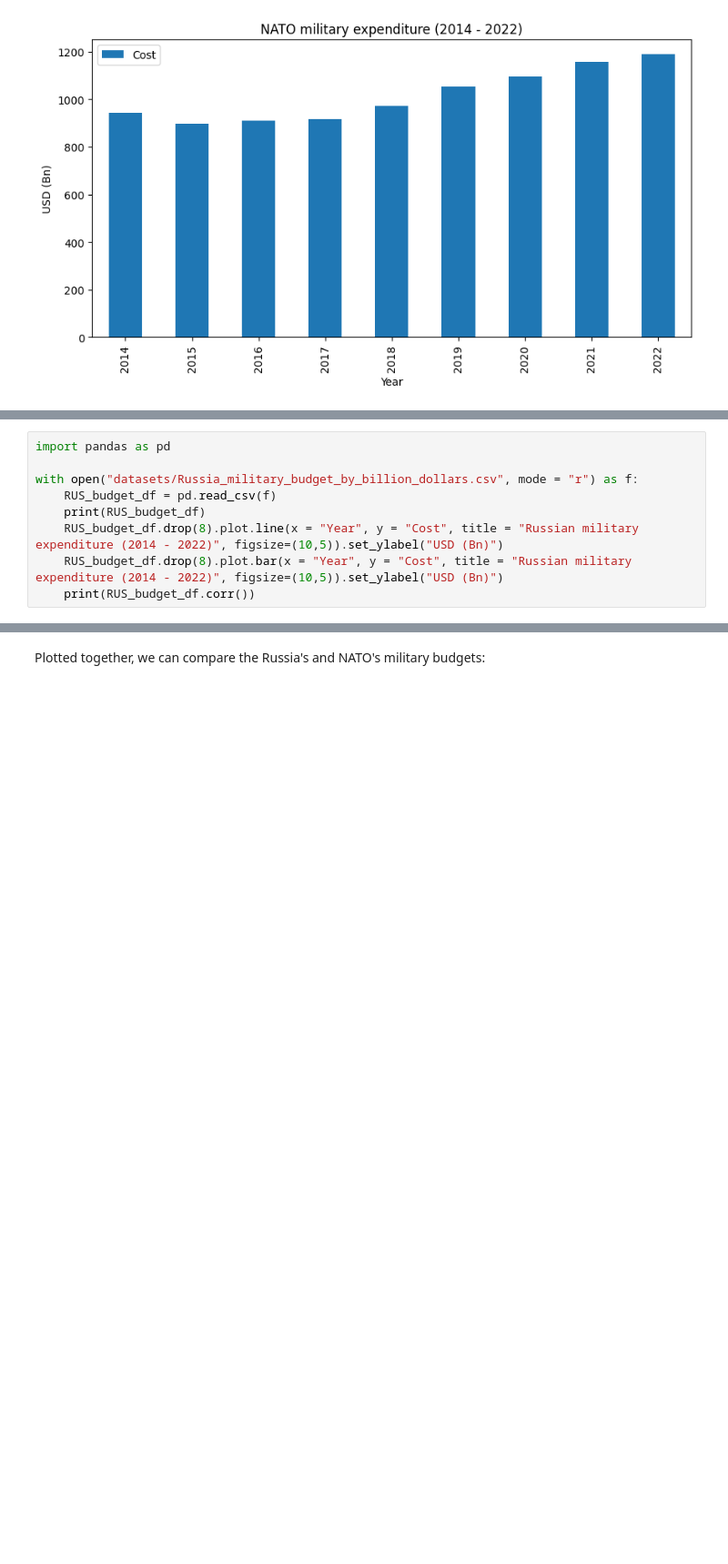
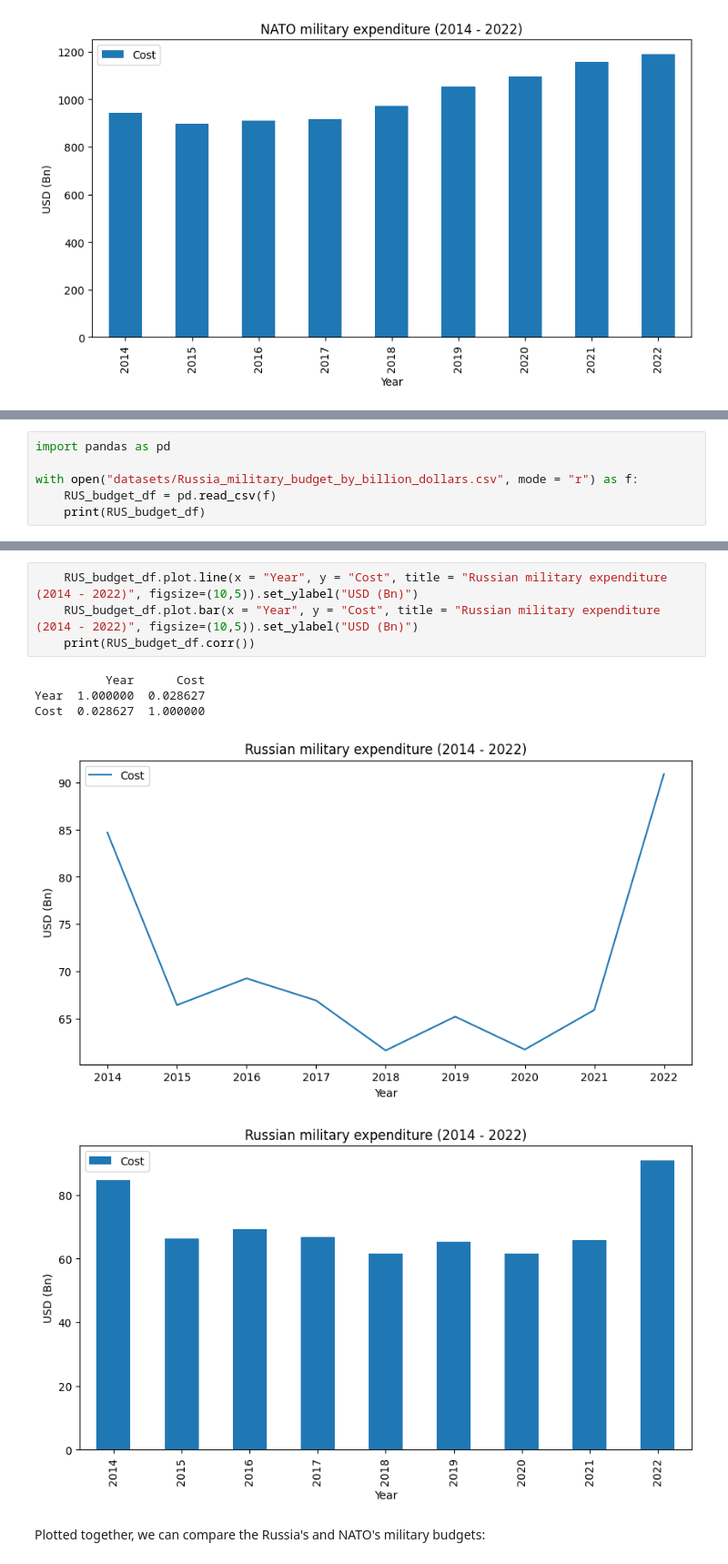
Before and after one commit to berw96/checkpoint, a Jupyter notebook: MSc Data Science (Goldsmiths)/EDA/Propositional Work.ipynb, the cells around one changed output, grey strips where cells are left out. Shown at 91% size. Saved outputs shown, nothing was run; the diff lists cells and outputs as text; blank space fills up the shorter version.

Commit message:
031122-20:15
Updated Russian defense budget to accommodate an estimate for 2022 based on included resources.

```diff
--- a/MSc Data Science (Goldsmiths)/EDA/Propositional Work.ipynb
+++ b/MSc Data Science (Goldsmiths)/EDA/Propositional Work.ipynb
@@ -166,9 +162,6 @@ import pandas as pd
 with open("datasets/Russia_military_budget_by_billion_dollars.csv", mode = "r") as f:
     RUS_budget_df = pd.read_csv(f)
     print(RUS_budget_df)
-    RUS_budget_df.drop(8).plot.line(x = "Year", y = "Cost", title = "Russian military expenditure (2014 - 2022)", figsize=(10,5)).set_ylabel("USD (Bn)")
-    RUS_budget_df.drop(8).plot.bar(x = "Year", y = "Cost", title = "Russian military expenditure (2014 - 2022)", figsize=(10,5)).set_ylabel("USD (Bn)")
-    print(RUS_budget_df.corr())
 # %% [output]
    Year   Cost
 0  2014  84.70
@@ -188,3 +182,13 @@ Cost -0.686383  1.000000
+# %%
+    RUS_budget_df.plot.line(x = "Year", y = "Cost", title = "Russian military expenditure (2014 - 2022)", figsize=(10,5)).set_ylabel("USD (Bn)")
+    RUS_budget_df.plot.bar(x = "Year", y = "Cost", title = "Russian military expenditure (2014 - 2022)", figsize=(10,5)).set_ylabel("USD (Bn)")
+    print(RUS_budget_df.corr())
+# %% [output]
+          Year      Cost
+Year  1.000000  0.028627
+Cost  0.028627  1.000000
+[figure, added]
+[figure, added]
 # %% [markdown]
 <p align = "justify">Plotted together, we can compare the Russia's and NATO's military budgets:</p>
 # %%
```
Also changed, not shown: parts of 9 cells of this notebook, 2 other files.
